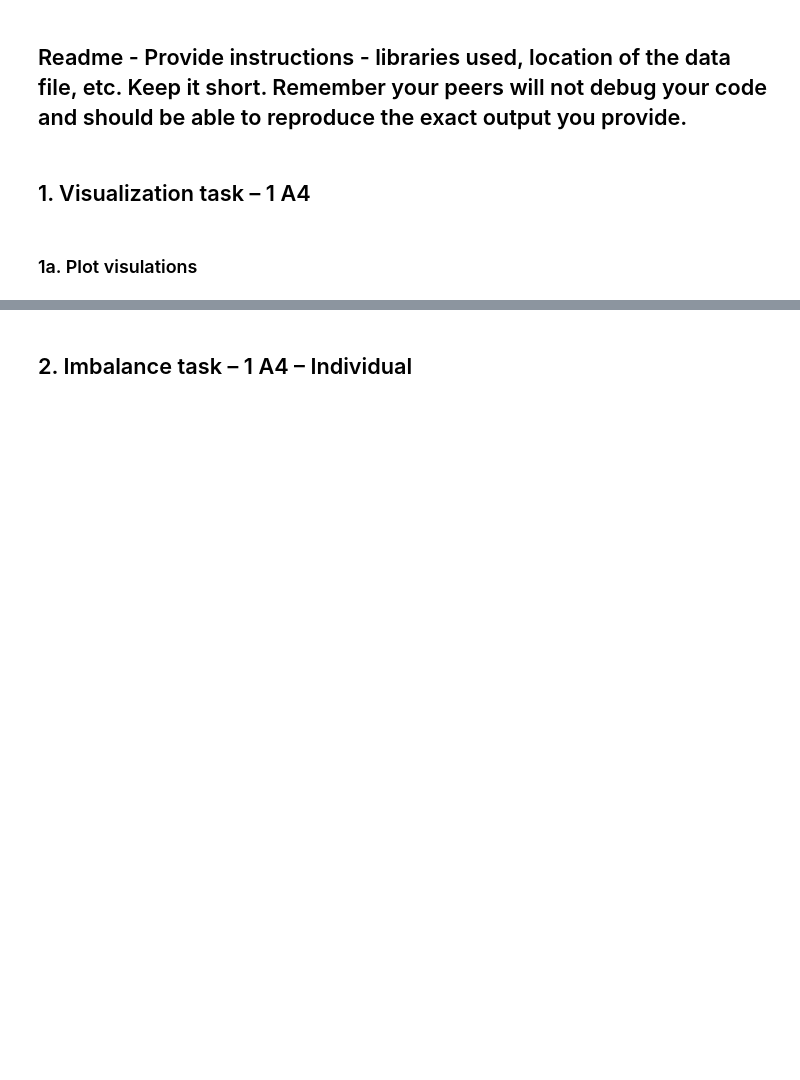
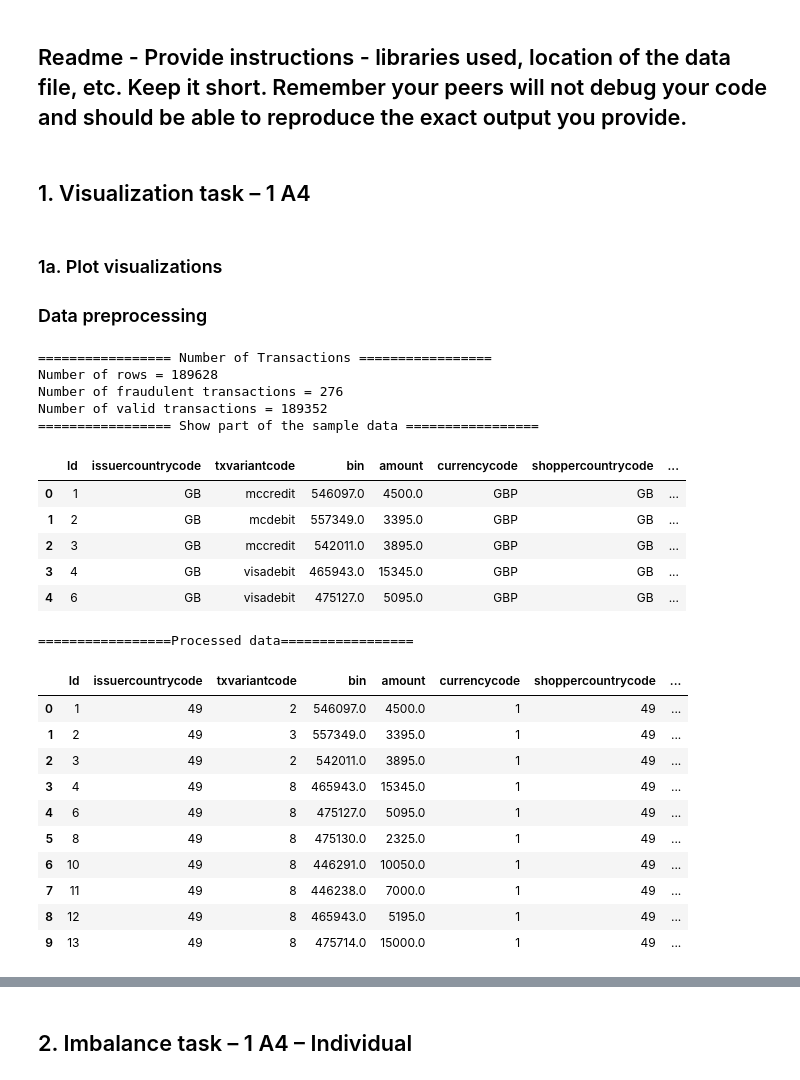
Before and after one commit to CarlosChu-c/CiberSecurityLab, a Jupyter notebook: lab1/Lab1-2021.ipynb, the cells around one changed output, grey strips where cells are left out. Drawn from its saved outputs; the diff is of its cells as text; code cells hidden in the pictures; blank space fills up the shorter version.

```diff
--- a/lab1/Lab1-2021.ipynb
+++ b/lab1/Lab1-2021.ipynb
@@ -49,7 +49,8 @@ import os
 # %% [markdown]
 ## 1. Visualization task – 1 A4
 # %% [markdown]
-### 1a. Plot visulations
+### 1a. Plot visualizations
+### Data preprocessing
 # %%
 # Load the data
 df_src = pd.read_csv(os.path.join('data', 'train_data.csv'))
@@ -122,30 +123,58 @@ df_src['accountcode'] = df_src['accountcode'].apply(lambda x: re.sub('Account','
 df_src['accountcode_cc'] = 0
 df_src.loc[(df_src['accountcode'] == 'UK'),'accountcode_cc'] = 'GB'
 df_src.loc[(df_src['accountcode'] == 'Mexico'),'accountcode_cc'] = 'MX'
 df_src.loc[(df_src['accountcode'] == 'Sweden'),'accountcode_cc'] = 'SE'
 df_src.loc[(df_src['accountcode'] == 'APAC'),'accountcode_cc'] = 'APAC'
 
 # 10.Account code
 enc4 = LabelEncoder()
 enc4.fit(df_src['accountcode'])
 df_src['accountcode'] = enc4.transform(df_src.accountcode)
 
 # 11.Card verification code supplied
 enc5 = LabelEncoder()
 enc5.fit(df_src['cardverificationcodesupplied'])
 df_src['cardverificationcodesupplied'] = enc5.transform(df_src.cardverificationcodesupplied)
 
 # 12. Mail id
 df_src.loc[df_src['mail_id'].str.contains('na',case=False),'mail_id'] = 'email99999'
 
 enc6 = LabelEncoder()
 enc6.fit(df_src['mail_id'])
 df_src['mail_id'] = enc6.transform(df_src.mail_id)
 
 # Validation result of CVC/CVV2
 df_src.loc[df_src['cvcresponsecode'] > 2,'cvcresponsecode'] = 3
 
 # Feature Engineering
 df_src['countries_equal'] = (df_src['shoppercountrycode'] == df_src['issuercountrycode'])
 df_src.loc[df_src['countries_equal'] == False,'countries_equal'] = 0
 df_src.loc[df_src['countries_equal'] == True,'countries_equal'] = 1
+
+# show data after processing
+print("=================Processed data=================")
+display(df_src.head(10))
+# %% [output]
+================= Number of Transactions =================
+Number of rows = 189628
+Number of fraudulent transactions = 276
+Number of valid transactions = 189352
+================= Show part of the sample data =================
+|  | Id | issuercountrycode | txvariantcode | bin | amount | currencycode | shoppercountrycode | ... |
+| 0 | 1 | GB | mccredit | 546097.0 | 4500.0 | GBP | GB | ... |
+| 1 | 2 | GB | mcdebit | 557349.0 | 3395.0 | GBP | GB | ... |
+| 2 | 3 | GB | mccredit | 542011.0 | 3895.0 | GBP | GB | ... |
+| 3 | 4 | GB | visadebit | 465943.0 | 15345.0 | GBP | GB | ... |
+| 4 | 6 | GB | visadebit | 475127.0 | 5095.0 | GBP | GB | ... |
+=================Processed data=================
+|  | Id | issuercountrycode | txvariantcode | bin | amount | currencycode | shoppercountrycode | ... |
+| 0 | 1 | 49 | 2 | 546097.0 | 4500.0 | 1 | 49 | ... |
+| 1 | 2 | 49 | 3 | 557349.0 | 3395.0 | 1 | 49 | ... |
+| 2 | 3 | 49 | 2 | 542011.0 | 3895.0 | 1 | 49 | ... |
+| 3 | 4 | 49 | 8 | 465943.0 | 15345.0 | 1 | 49 | ... |
+| 4 | 6 | 49 | 8 | 475127.0 | 5095.0 | 1 | 49 | ... |
+| 5 | 8 | 49 | 8 | 475130.0 | 2325.0 | 1 | 49 | ... |
+| 6 | 10 | 49 | 8 | 446291.0 | 10050.0 | 1 | 49 | ... |
+| 7 | 11 | 49 | 8 | 446238.0 | 7000.0 | 1 | 49 | ... |
+| 8 | 12 | 49 | 8 | 465943.0 | 5195.0 | 1 | 49 | ... |
+| 9 | 13 | 49 | 8 | 475714.0 | 15000.0 | 1 | 49 | ... |
```
Also changed, not shown: parts of 7 cells of this notebook.
